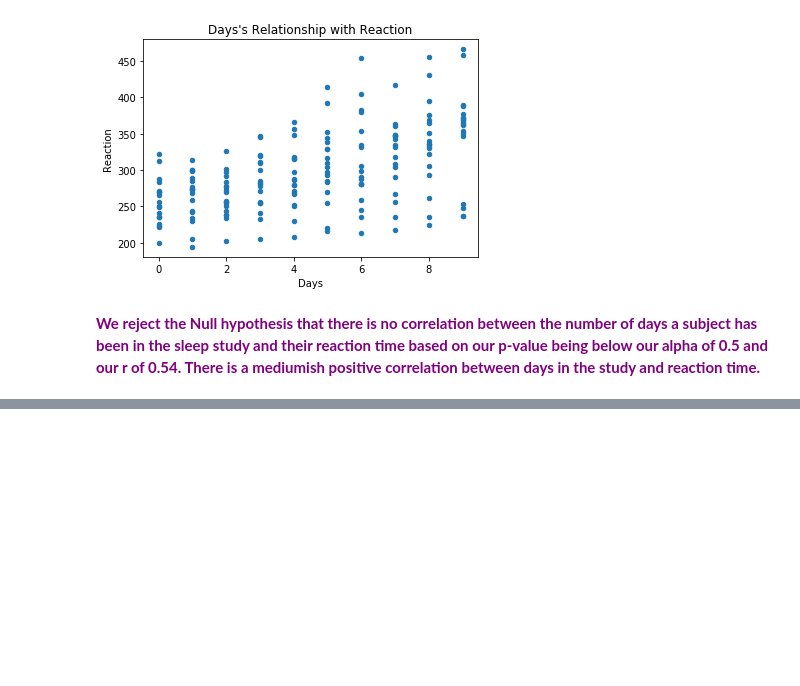
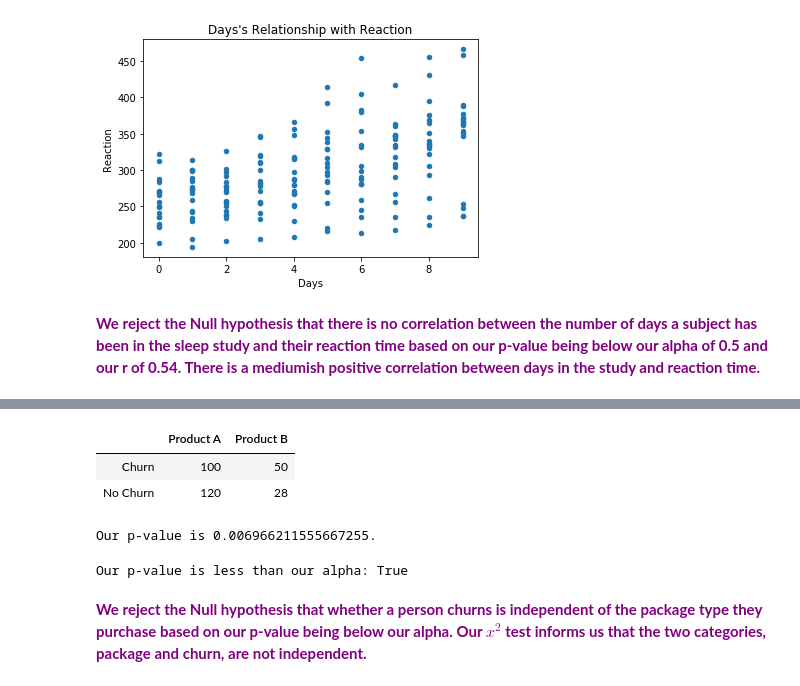
Before and after one commit to faithkane3/codeup_review, a Jupyter notebook: stats_review.ipynb, the cells around one changed output, grey strips where cells are left out. Drawn from its saved outputs; the diff is of its cells as text; code cells hidden in the pictures; blank space fills up the shorter version.

Commit message:
Commit the completed draft of the stats review notebook. Yay

```diff
--- a/stats_review.ipynb
+++ b/stats_review.ipynb
@@ -951,0 +1021,20 @@ expected == the values we would expect to see if the variables were independent
+# %%
+index = ['Churn', 'No Churn']
+columns = ['Product A', 'Product B']
+observed = pd.DataFrame([[100, 50], [120, 28]], index=index, columns=columns)
+observed
+# %% [output]
+|  | Product A | Product B |
+| Churn | 100 | 50 |
+| No Churn | 120 | 28 |
+# %%
+Chi2, p, degf, expected = stats.chi2_contingency(observed)
+print(f'Our p-value is {p}.')
+# %% [output]
+Our p-value is 0.006966211555667255.
+# %%
+print(f'Our p-value is less than our alpha: {p < alpha}')
+# %% [output]
+Our p-value is less than our alpha: True
+# %% [markdown]
+**<font color=purple>We reject the Null hypothesis that whether a person churns is independent of the package type they purchase based on our p-value being below our alpha. Our $x^2$ test informs us that the two categories, package and churn, are not independent.</font>**
```
Also changed, not shown: parts of 13 cells of this notebook.
